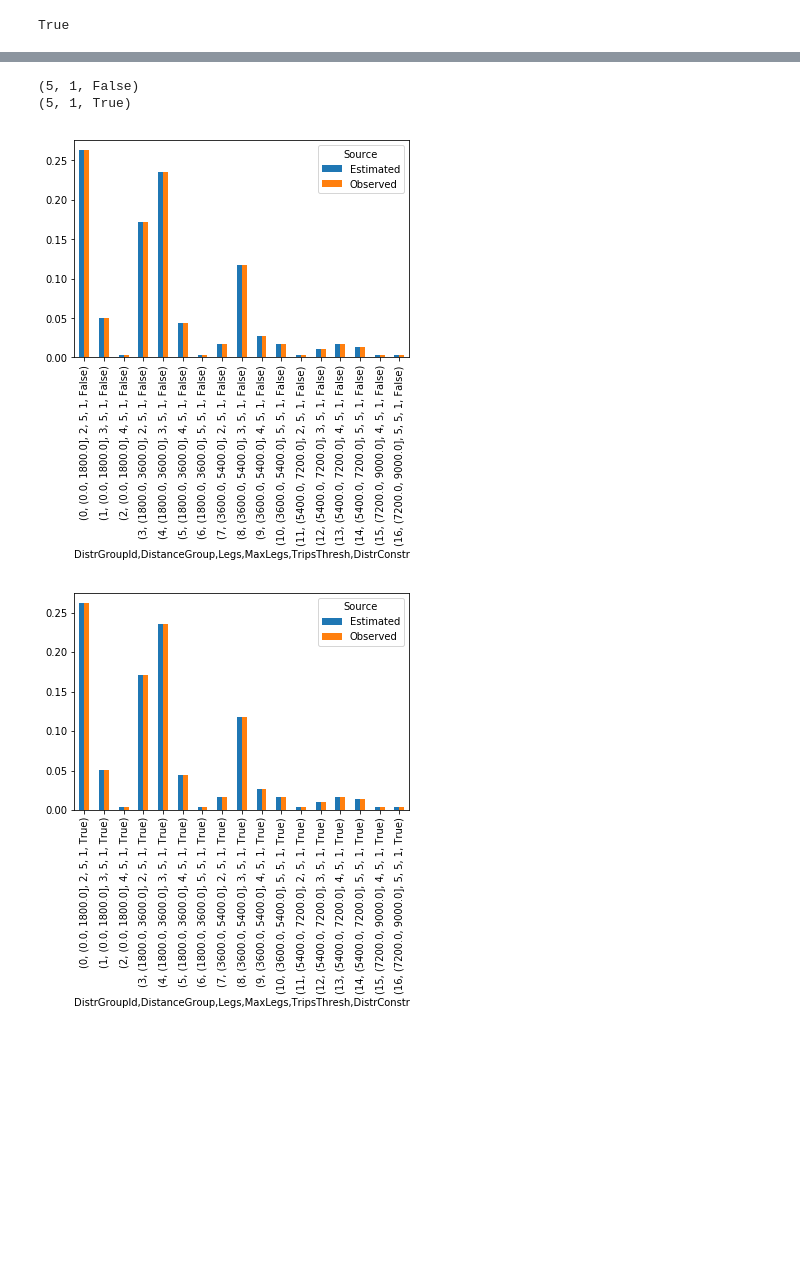
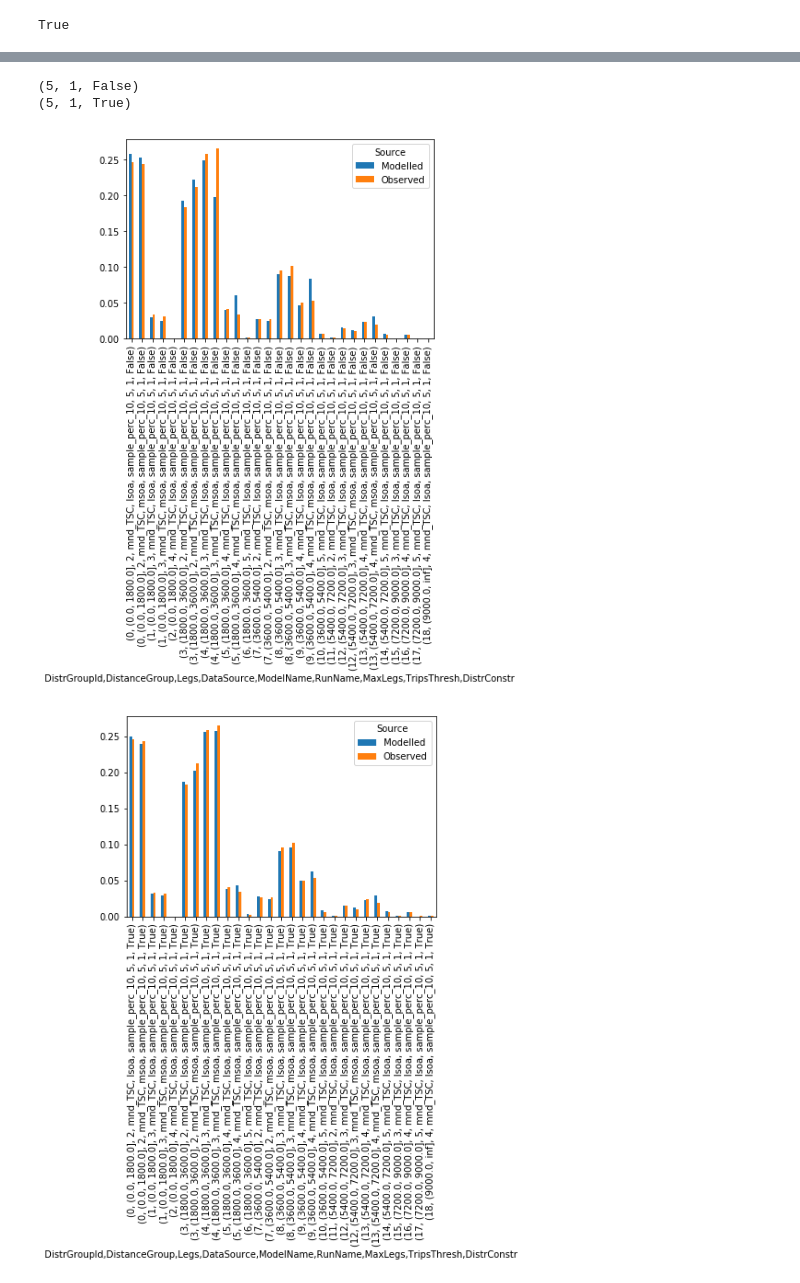
Before and after one commit to harisbal/od2trs, a Jupyter notebook: analysis/optimisation_results.ipynb, the cells around one changed output, grey strips where cells are left out. Drawn from its saved outputs; the diff is of its cells as text; code cells hidden in the pictures; blank space fills up the shorter version.

```diff
--- a/analysis/optimisation_results.ipynb
+++ b/analysis/optimisation_results.ipynb
@@ -84,6 +73,7 @@ def include_run_info(df, legs, trips_thresh, distr_constr_enabled):
 # %%
-def prepare_ods_comparison(optim_ods, init_ods):
-    comp = init_ods.to_frame().join(optim_ods)
+def prepare_ods_comparison(optim_ods, obs_ods):
+    obs_ods.name = 'ObservedTrips'
+    comp = obs_ods.to_frame().join(optim_ods)
     comp.columns.name = 'TripsSource'
     comp = comp.stack()
     comp.name = 'Trips'
@@ -129,7 +119,7 @@ def prepare_ditribution_comparison(fldrpaths):
     observed_distr = observed_distr.squeeze()
 
     distr_comp = observed_distr.to_frame().join(optim_distr, rsuffix='_')
-    distr_comp.columns = ['Observed', 'Estimated']
+    distr_comp.columns = ['Observed', 'Modelled']
     distr_comp.columns.name = 'Source'
     distr_comp = distr_comp.stack()
     distr_comp.name = 'Percentage'
@@ -180 +183,12 @@ def prepare_descr_comparison(flpaths, mdl_nchains):
+# %%
+def prepare_run_info_dict(run_params):
+    data_source, model_name, run_name, legs, trips_thresh, distr_constr_enabled = run_params
+    d_run_params = dict()
+    d_run_params['DataSource'] = data_source
+    d_run_params['ModelName'] = model_name
+    d_run_params['RunName'] = run_name
+    d_run_params['MaxLegs'] = int(legs)
+    d_run_params['TripsThresh'] = int(trips_thresh)
+    d_run_params['DistrConstr'] = distr_constr_enabled
+    return d_run_params
 # %%
@@ -256,7 +270,22 @@ dtype of optimisation results before conversion to integer: float64
 # %%
-export = False
+comparisons = dict()
+
+ods = list()
+distrs = list()
+descrs = list()
+
+for ri in run_info:
+    comp_ods, comp_distrs, comp_descrs = main(list(ri))
+    ods.append(comp_ods)
+    distrs.append(comp_distrs)
+    descrs.append(comp_descrs)
+
+comparisons['ods'] = pd.concat(ods)
+comparisons['distrs'] = pd.concat(distrs)
+comparisons['descrs'] = pd.concat(descrs)
+
 if export:
-    mdl_nchains.to_csv(os.path.join(out_folder, 'optimisation_results.csv'), header=True, index=True)
-    comp_distrs.to_csv(os.path.join(out_folder, 'comparison_distributions.csv'), header=True, index=True)
-    comp_ods.to_csv(os.path.join(out_folder, 'comparison_od.csv'), header=True)
-    comp_descrs.to_csv(os.path.join(out_folder, 'comparison_descrs.csv'), header=True, index=True)
+    #mdl_nchains.to_csv(os.path.join(out_folder, 'optimisation_results.csv'), header=True, index=True)
+    comparisons['ods'].to_csv(os.path.join(out_folder, 'comparison_od.csv'), header=True)
+    comparisons['distrs'].to_csv(os.path.join(out_folder, 'comparison_distributions.csv'), header=True, index=True)
+    comparisons['descrs'].to_csv(os.path.join(out_folder, 'comparison_descrs.csv'), header=True, index=True)
@@ -297,12 +353,12 @@ df.style.format({
 # %%
-dfg = comp_distrs.groupby(level=['MaxLegs', 'TripsThresh', 'DistrConstr'])
+dfg = comparisons['distrs'].groupby(level=['MaxLegs', 'TripsThresh', 'DistrConstr'])
 for k, g in dfg:
     print(k)
     plt = g.unstack('Source')
     plt.plot(kind='bar')
 # %% [output]
 (5, 1, False)
 (5, 1, True)
-[figure, old version]
+[figure, new version]
-[figure, old version]
+[figure, new version]
 # %%
```
Also changed, not shown: parts of 18 cells of this notebook, 2 other files.
